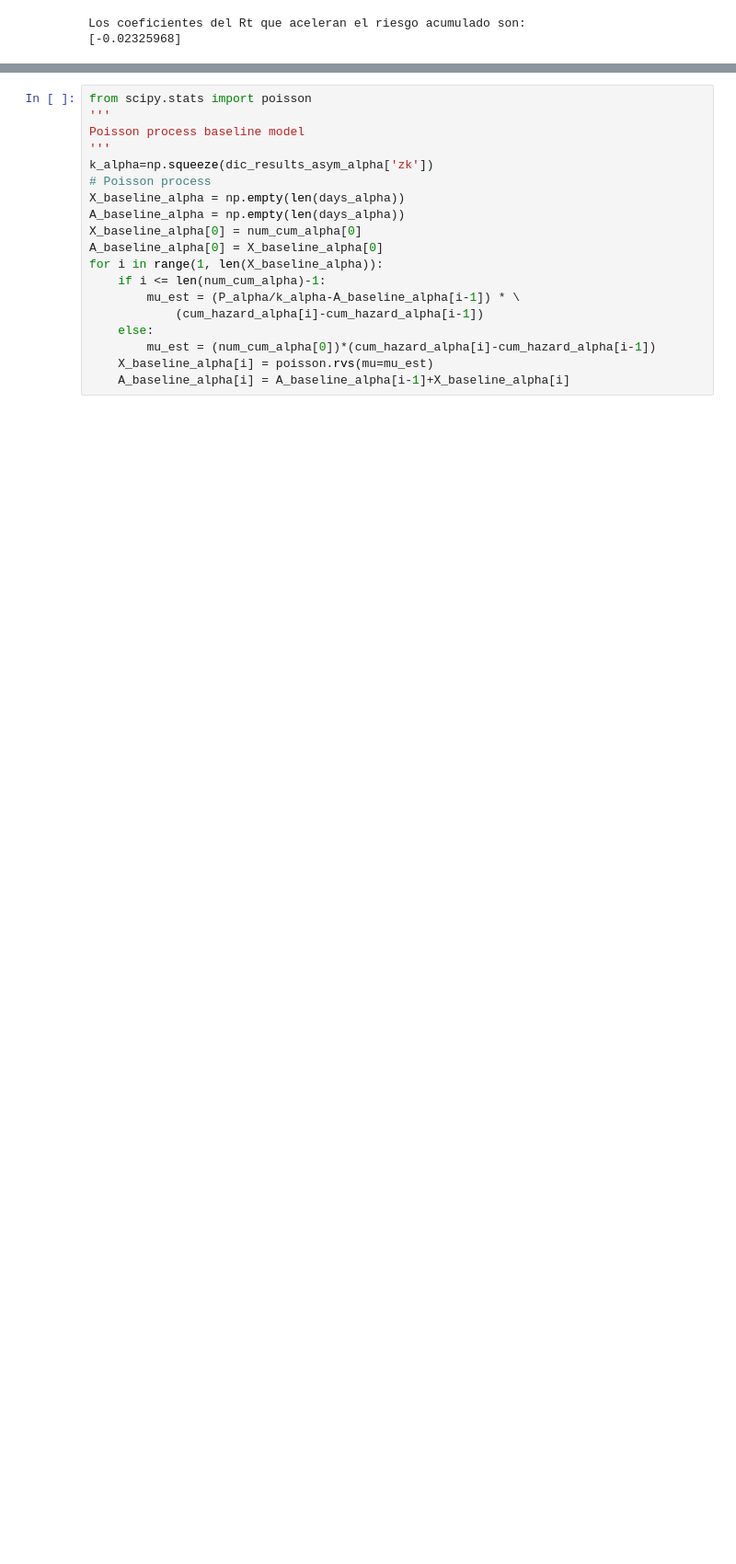
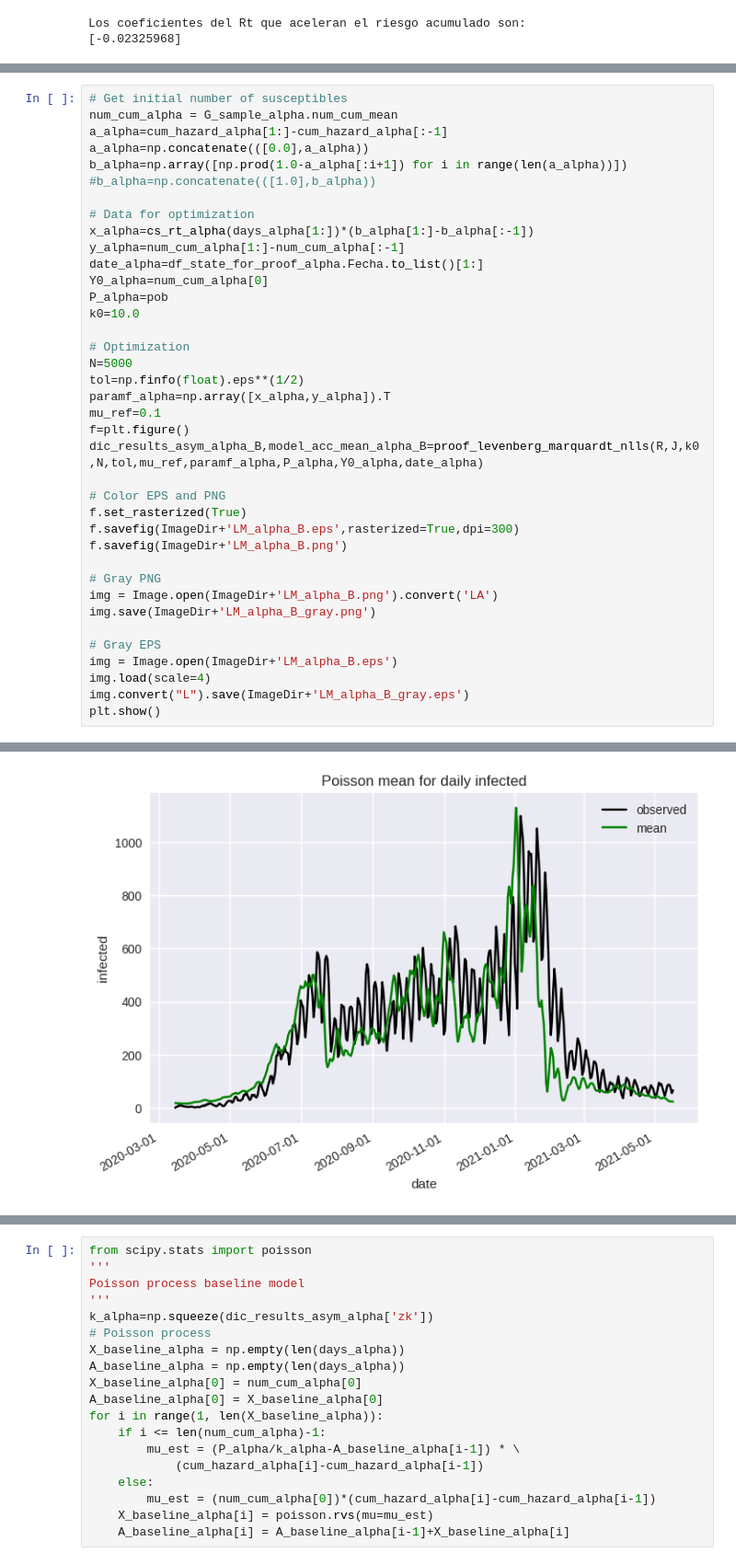
Before and after one commit to robervz22/code-A-Gompertz-mixture-approach-for-modeling-the-evolution-of-the-COVID-19-dynamics, a Jupyter notebook: GGM.ipynb, the cells around one changed output, grey strips where cells are left out. Shown at 92% size. Drawn from its saved outputs; the diff is of its cells as text; blank space fills up the shorter version.

```diff
--- a/GGM.ipynb
+++ b/GGM.ipynb
@@ -449,0 +452,39 @@ Adjustment visualization
+# %%
+# Get initial number of susceptibles
+num_cum_alpha = G_sample_alpha.num_cum_mean
+a_alpha=cum_hazard_alpha[1:]-cum_hazard_alpha[:-1]
+a_alpha=np.concatenate(([0.0],a_alpha))
+b_alpha=np.array([np.prod(1.0-a_alpha[:i+1]) for i in range(len(a_alpha))])
+#b_alpha=np.concatenate(([1.0],b_alpha))
+
+# Data for optimization
+x_alpha=cs_rt_alpha(days_alpha[1:])*(b_alpha[1:]-b_alpha[:-1])
+y_alpha=num_cum_alpha[1:]-num_cum_alpha[:-1]
+date_alpha=df_state_for_proof_alpha.Fecha.to_list()[1:]
+Y0_alpha=num_cum_alpha[0]
+P_alpha=pob
+k0=10.0
+
+# Optimization
+N=5000
+tol=np.finfo(float).eps**(1/2)
+paramf_alpha=np.array([x_alpha,y_alpha]).T
+mu_ref=0.1
+f=plt.figure()
+dic_results_asym_alpha_B,model_acc_mean_alpha_B=proof_levenberg_marquardt_nlls(R,J,k0,N,tol,mu_ref,paramf_alpha,P_alpha,Y0_alpha,date_alpha)
+
+# Color EPS and PNG
+f.set_rasterized(True)
+f.savefig(ImageDir+'LM_alpha_B.eps',rasterized=True,dpi=300)
+f.savefig(ImageDir+'LM_alpha_B.png')
+
+# Gray PNG
+img = Image.open(ImageDir+'LM_alpha_B.png').convert('LA')
+img.save(ImageDir+'LM_alpha_B_gray.png')
+
+# Gray EPS
+img = Image.open(ImageDir+'LM_alpha_B.eps')
+img.load(scale=4)
+img.convert("L").save(ImageDir+'LM_alpha_B_gray.eps')
+plt.show()
+# %% [output]
@@ -449,0 +498 @@ Adjustment visualization
+[figure, added]
```
Also changed, not shown: parts of 31 cells of this notebook, 35 other files.
